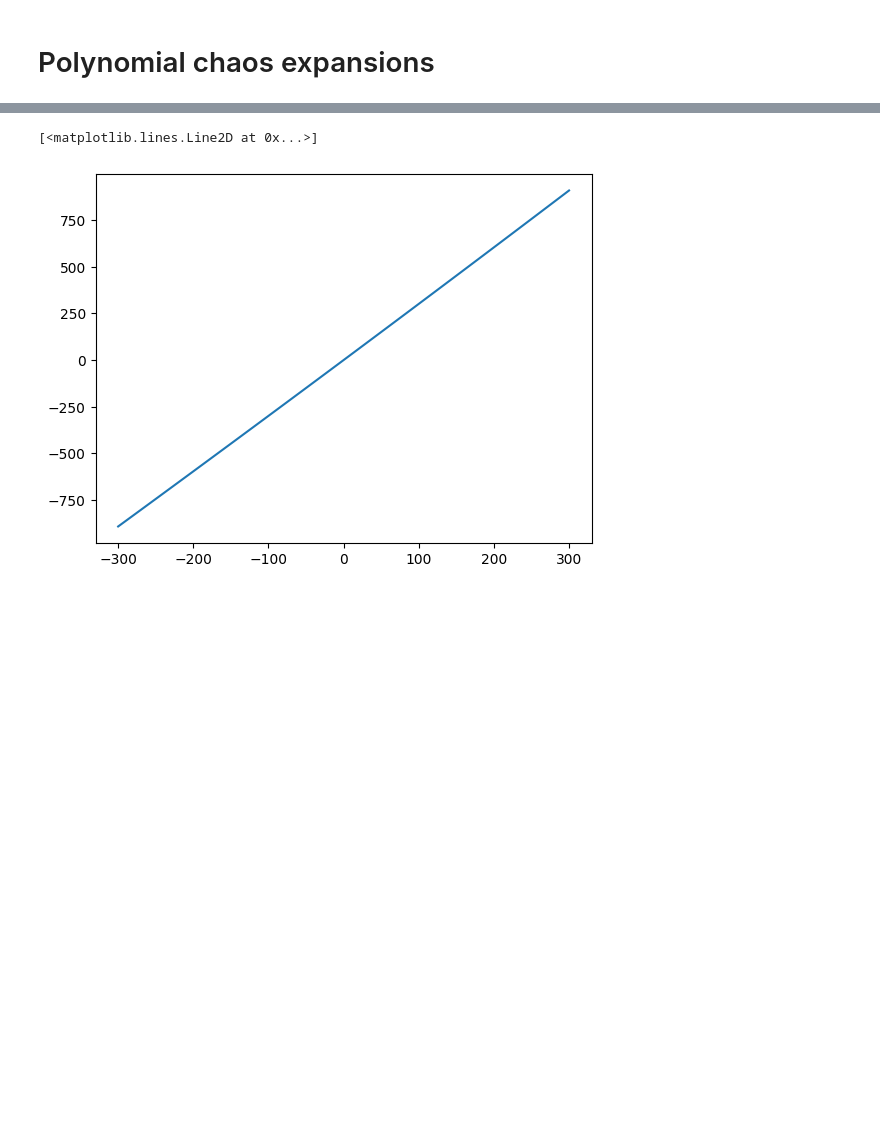
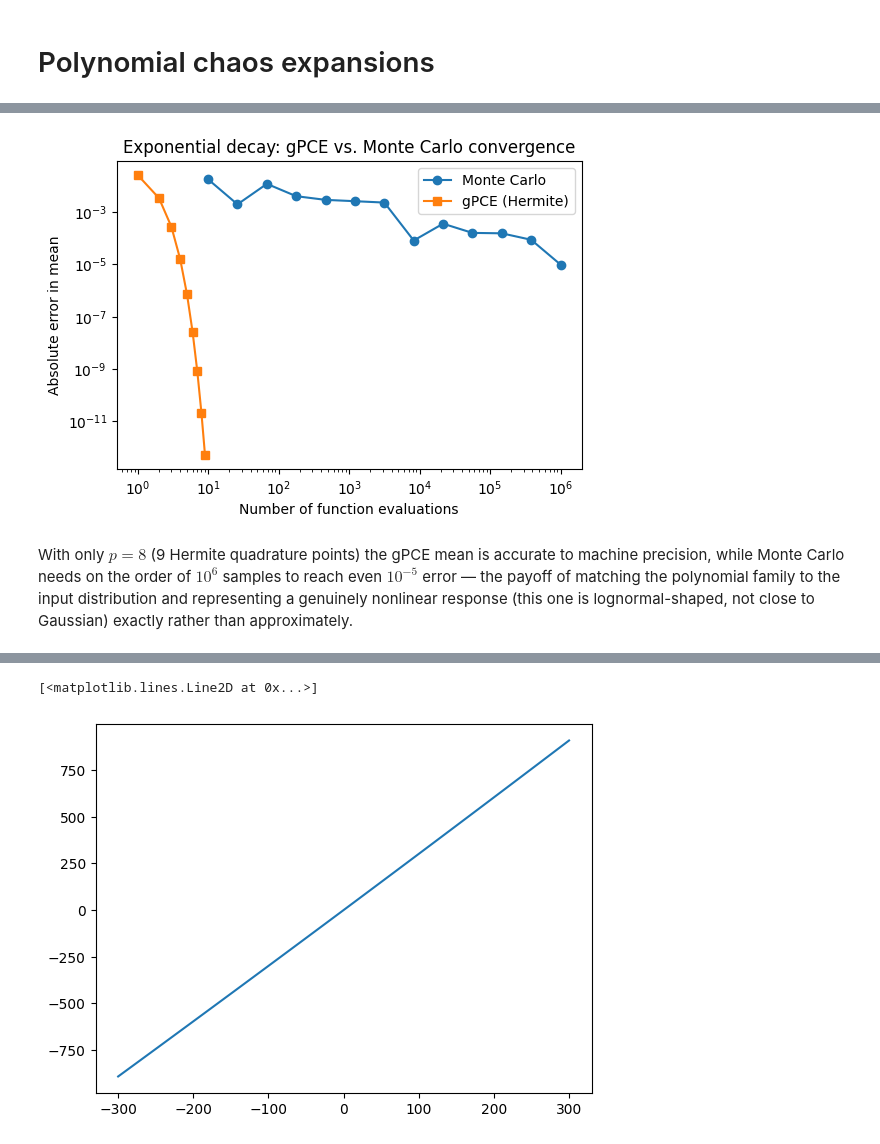
Before and after one commit to PineTreeLabs/archimedes, a Jupyter notebook: docs/source/tutorials/approximation/pce.ipynb, the cells around one changed output, grey strips where cells are left out. Drawn from its saved outputs; the diff is of its cells as text; code cells hidden in the pictures; blank space fills up the shorter version.

```diff
--- a/docs/source/tutorials/approximation/pce.ipynb
+++ b/docs/source/tutorials/approximation/pce.ipynb
@@ -7,0 +123,21 @@ import archimedes as arc
+# %%
+from archimedes.experimental.approximation import FunctionSpace
+
+orders = np.arange(9)
+pce_mean_err = np.zeros_like(orders, dtype=float)
+pce_std_err = np.zeros_like(orders, dtype=float)
+pce_coeff_err = np.zeros_like(orders, dtype=float)
+
+for p in orders:
+    fn_space = FunctionSpace.hermite(
+        n_basis=p + 1, mean=k_mean, std=k_std, kind="prob", density=True
+    )
+    f_pce = fn_space.project(f_decay)
+    c = f_pce.coefficients
+
+    pce_mean_err[p] = abs(c[0] - exact_mean)
+    pce_std_err[p] = abs(np.sqrt(np.sum(c[1:] ** 2)) - np.sqrt(exact_var))
+    pce_coeff_err[p] = np.max(np.abs(c - exact_coeffs[: p + 1]))
+
+for p, (me, se, ce) in enumerate(zip(pce_mean_err, pce_std_err, pce_coeff_err)):
+    print(f"p={p}  mean_err={me:.3e}  std_err={se:.3e}  max_coeff_err={ce:.3e}")
@@ -7,0 +154,21 @@ import archimedes as arc
+# %%
+rng = np.random.default_rng(0)
+n_samples_max = 1_000_000
+k_samples = rng.normal(k_mean, k_std, n_samples_max)
+y_samples = f_decay(k_samples)
+
+n_conv = np.logspace(1, 6, num=13, dtype=int)
+mc_mean_err = np.array([abs(np.mean(y_samples[:n]) - exact_mean) for n in n_conv])
+# %%
+fig, ax = plt.subplots(1, 1, figsize=(6, 4))
+ax.loglog(n_conv, mc_mean_err, "o-", label="Monte Carlo")
+ax.loglog(orders + 1, np.maximum(pce_mean_err, 1e-16), "s-", label="gPCE (Hermite)")
+ax.set_xlabel("Number of function evaluations")
+ax.set_ylabel("Absolute error in mean")
+ax.set_title("Exponential decay: gPCE vs. Monte Carlo convergence")
+ax.legend()
+plt.show()
+# %% [output]
+[figure, added]
+# %% [markdown]
+With only $p=8$ (9 Hermite quadrature points) the gPCE mean is accurate to machine precision, while Monte Carlo needs on the order of $10^6$ samples to reach even $10^{-5}$ error — the payoff of matching the polynomial family to the input distribution and representing a genuinely nonlinear response (this one is lognormal-shaped, not close to Gaussian) exactly rather than approximately.
```
Also changed, not shown: parts of 25 cells of this notebook.
